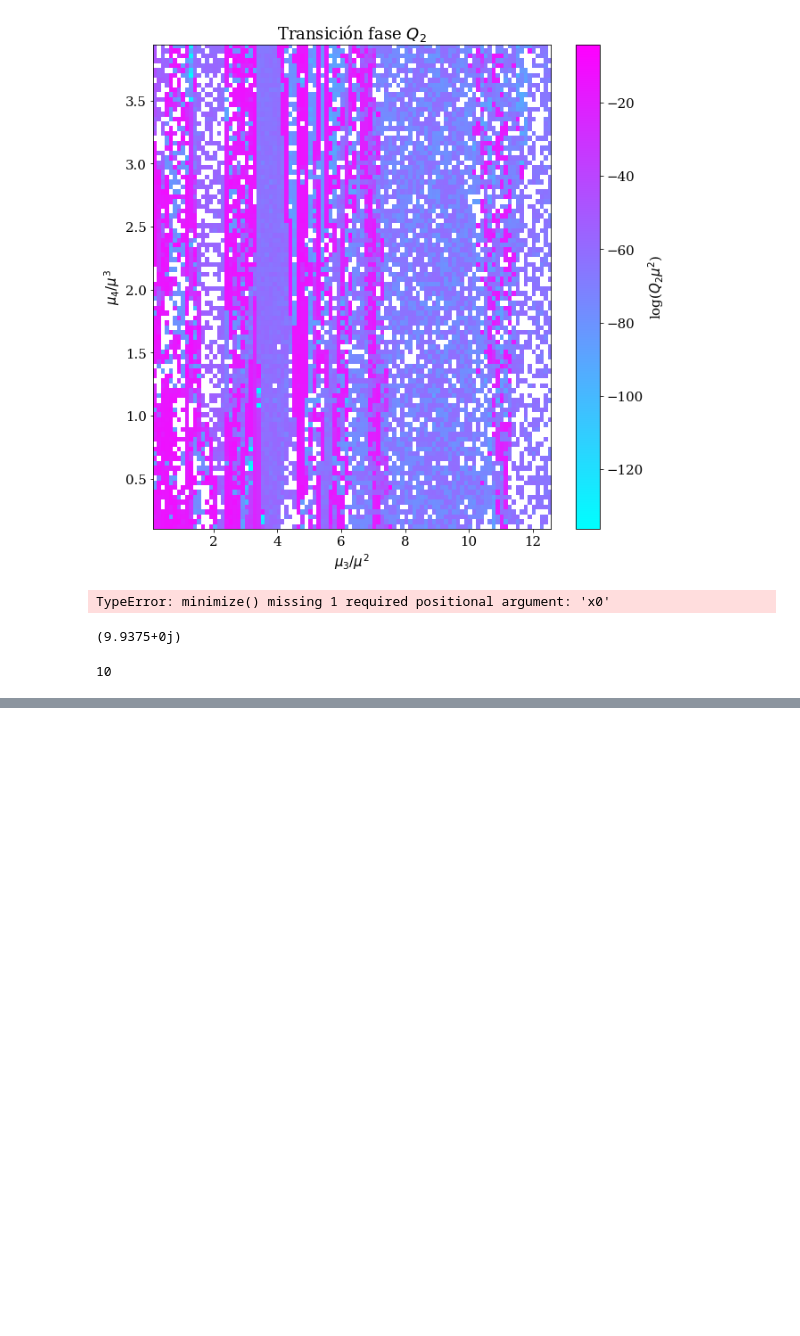
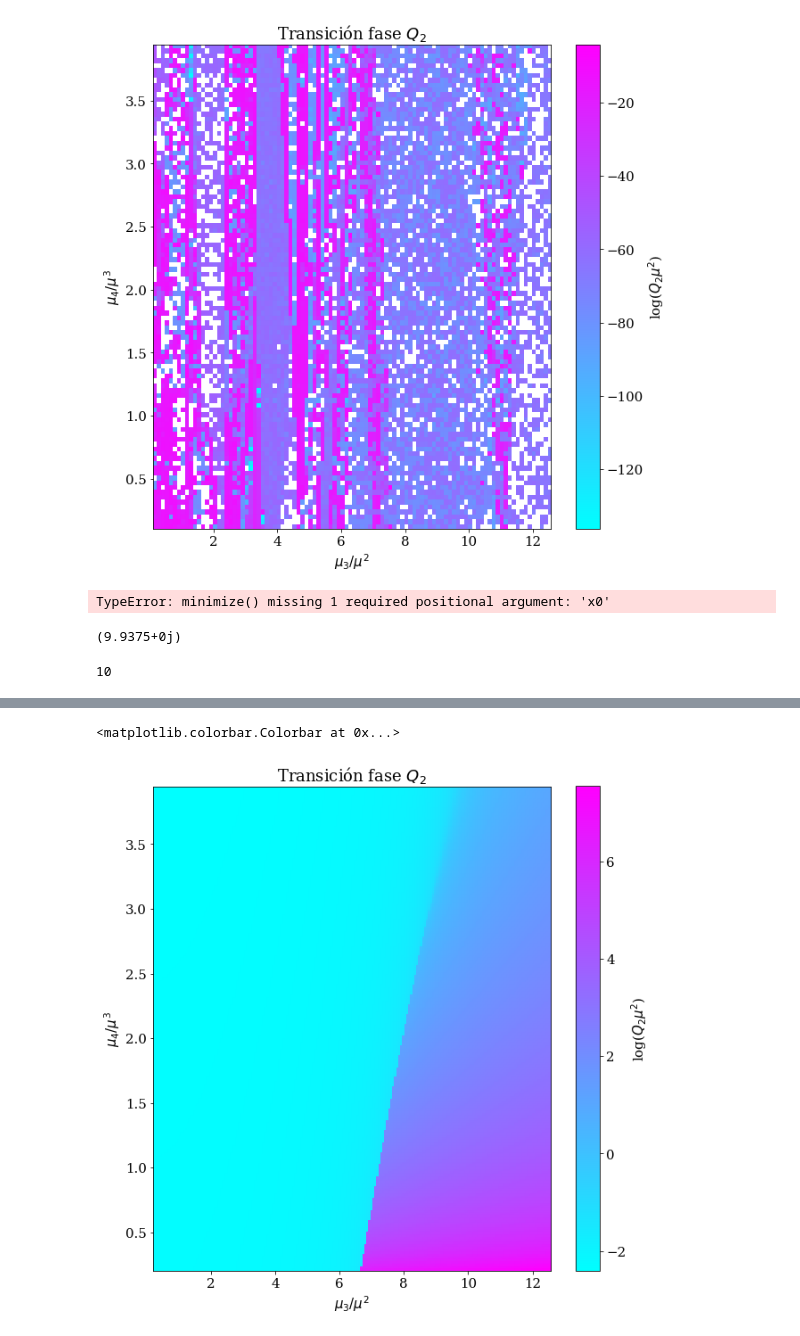
Before and after one commit to Wenupi/codes, a Jupyter notebook: minimize.ipynb, the cells around one changed output, grey strips where cells are left out. Drawn from its saved outputs; the diff is of its cells as text; code cells hidden in the pictures; blank space fills up the shorter version.

```diff
--- a/minimize.ipynb
+++ b/minimize.ipynb
@@ -197,0 +253,15 @@ f(4,2)
+# %%
+import numpy as np
+import matplotlib.pyplot as plt
+from scipy.optimize import minimize
+from sympy import *
+from scipy.optimize import fsolve
+import math
+from matplotlib.colors import LogNorm
+from numpy import genfromtxt
+import pandas as pd
+
+plt.rcParams['axes.grid'] = False
+plt.rcParams['grid.alpha'] = 1
+plt.rcParams['grid.color'] = "#cccccc"
+plt.rcParams.update({"font.size": 15, "font.family": "serif"})
@@ -197,0 +454,12 @@ f(4,2)
+# %%
+fig, ax = plt.subplots(figsize=(10,10))
+
+c = ax.imshow(Q2_array, cmap ='cool', interpolation ='nearest', origin ='upper', extent =[mu30, mu3f, mu40, mu4f],aspect='auto')
+ax.set_title("Transición fase $Q_2$")
+ax.set_xlabel("$\mu_3/\mu^2$")
+ax.set_ylabel("$\mu_4/\mu^3$", rotation=90)
+
+fig.colorbar(c, ax=ax, label='log($Q_2\mu^2$)')
+# %% [output]
+<matplotlib.colorbar.Colorbar at 0x...>
+[figure, added]
```
Also changed, not shown: parts of 24 cells of this notebook, 10 other files.
